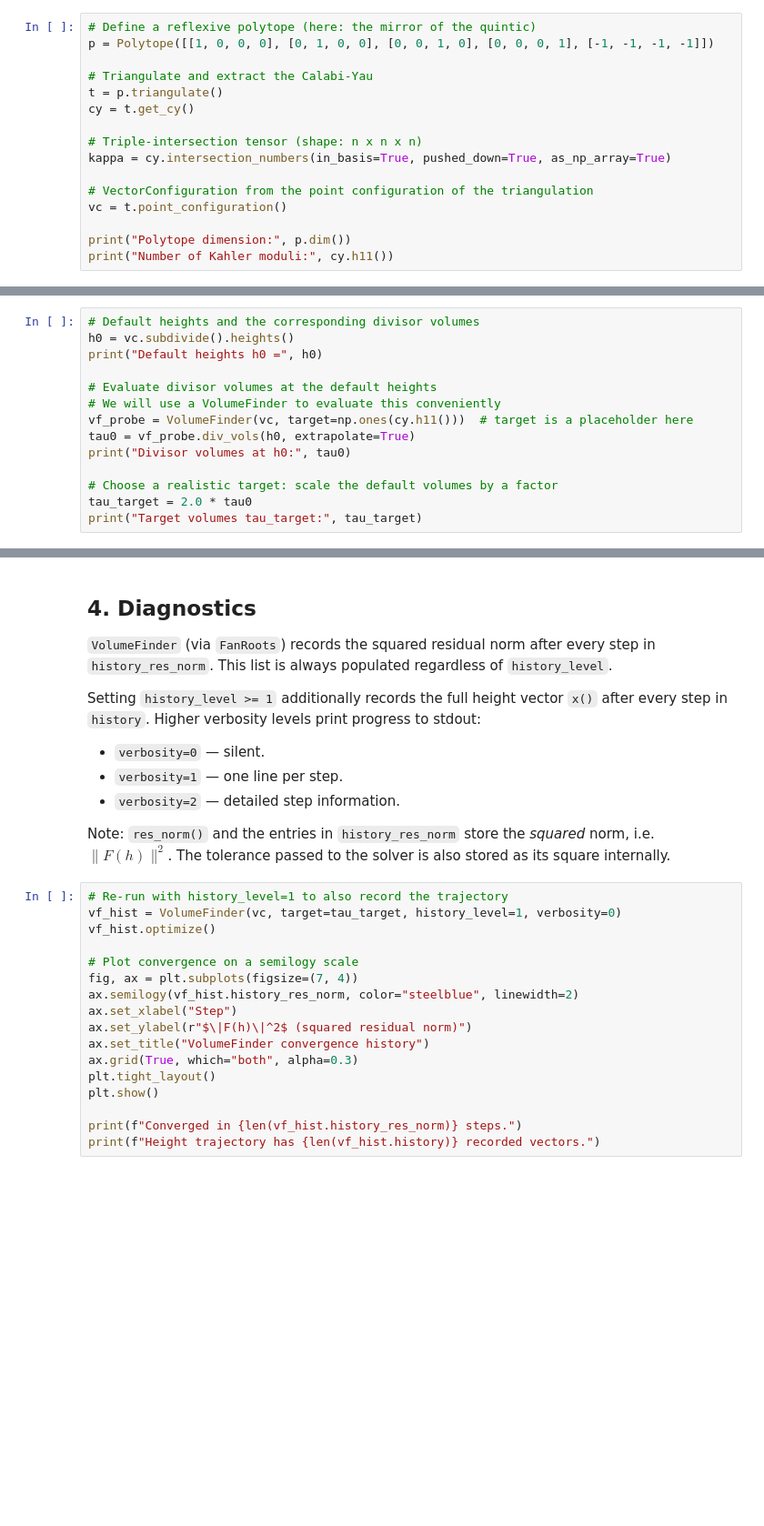
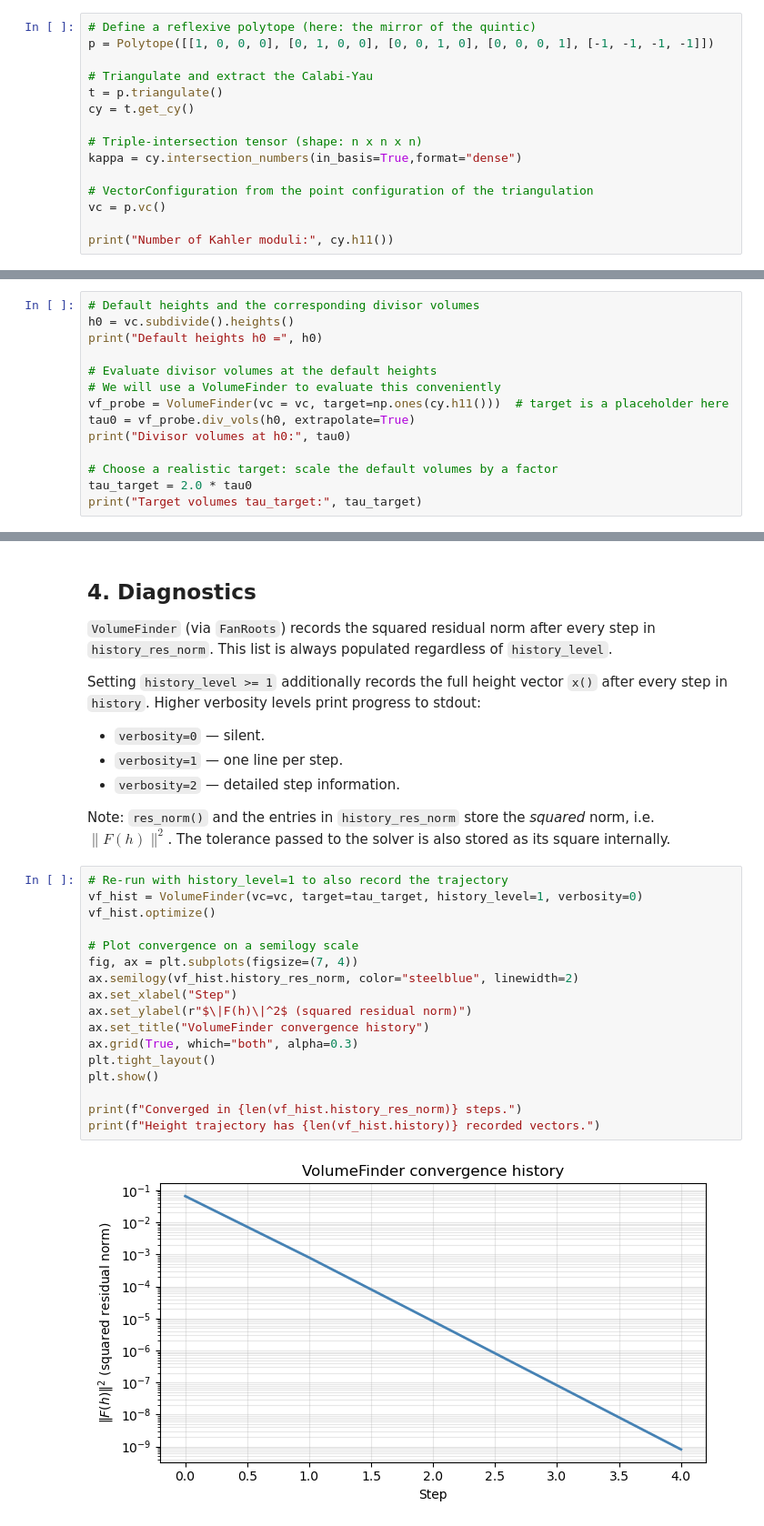
Before and after one commit to LiamMcAllisterGroup/fanroots, a Jupyter notebook: documentation/source/notebooks/01_volume_finder.ipynb, the cells around one changed output, grey strips where cells are left out. Shown at 91% size. Cells and saved outputs as stored; diff of their text form; blank space fills up the shorter version.

Commit message:
Update volume_finder notebook for API changes
Adapt documentation notebook to recent API changes and include executed outputs.

```diff
--- a/documentation/source/notebooks/01_volume_finder.ipynb
+++ b/documentation/source/notebooks/01_volume_finder.ipynb
@@ -80,10 +80,9 @@ t = p.triangulate()
 cy = t.get_cy()
 
 # Triple-intersection tensor (shape: n x n x n)
-kappa = cy.intersection_numbers(in_basis=True, pushed_down=True, as_np_array=True)
+kappa = cy.intersection_numbers(in_basis=True,format="dense")
 
 # VectorConfiguration from the point configuration of the triangulation
-vc = t.point_configuration()
+vc = p.vc()
 
-print("Polytope dimension:", p.dim())
 print("Number of Kahler moduli:", cy.h11())
@@ -94,7 +95,7 @@ print("Default heights h0 =", h0)
 
 # Evaluate divisor volumes at the default heights
 # We will use a VolumeFinder to evaluate this conveniently
-vf_probe = VolumeFinder(vc, target=np.ones(cy.h11()))  # target is a placeholder here
+vf_probe = VolumeFinder(vc = vc, target=np.ones(cy.h11()))  # target is a placeholder here
 tau0 = vf_probe.div_vols(h0, extrapolate=True)
 print("Divisor volumes at h0:", tau0)
 
@@ -146,18 +183,20 @@ Setting `history_level >= 1` additionally records the full height vector `x()` a
 Note: `res_norm()` and the entries in `history_res_norm` store the *squared* norm, i.e. $\|F(h)\|^2$. The tolerance passed to the solver is also stored as its square internally.
 # %%
 # Re-run with history_level=1 to also record the trajectory
-vf_hist = VolumeFinder(vc, target=tau_target, history_level=1, verbosity=0)
+vf_hist = VolumeFinder(vc=vc, target=tau_target, history_level=1, verbosity=0)
 vf_hist.optimize()
 
 # Plot convergence on a semilogy scale
 fig, ax = plt.subplots(figsize=(7, 4))
 ax.semilogy(vf_hist.history_res_norm, color="steelblue", linewidth=2)
 ax.set_xlabel("Step")
 ax.set_ylabel(r"$\|F(h)\|^2$ (squared residual norm)")
 ax.set_title("VolumeFinder convergence history")
 ax.grid(True, which="both", alpha=0.3)
 plt.tight_layout()
 plt.show()
 
 print(f"Converged in {len(vf_hist.history_res_norm)} steps.")
 print(f"Height trajectory has {len(vf_hist.history)} recorded vectors.")
+# %% [output]
+[figure, added]
```
Also changed, not shown: parts of 11 cells of this notebook.
